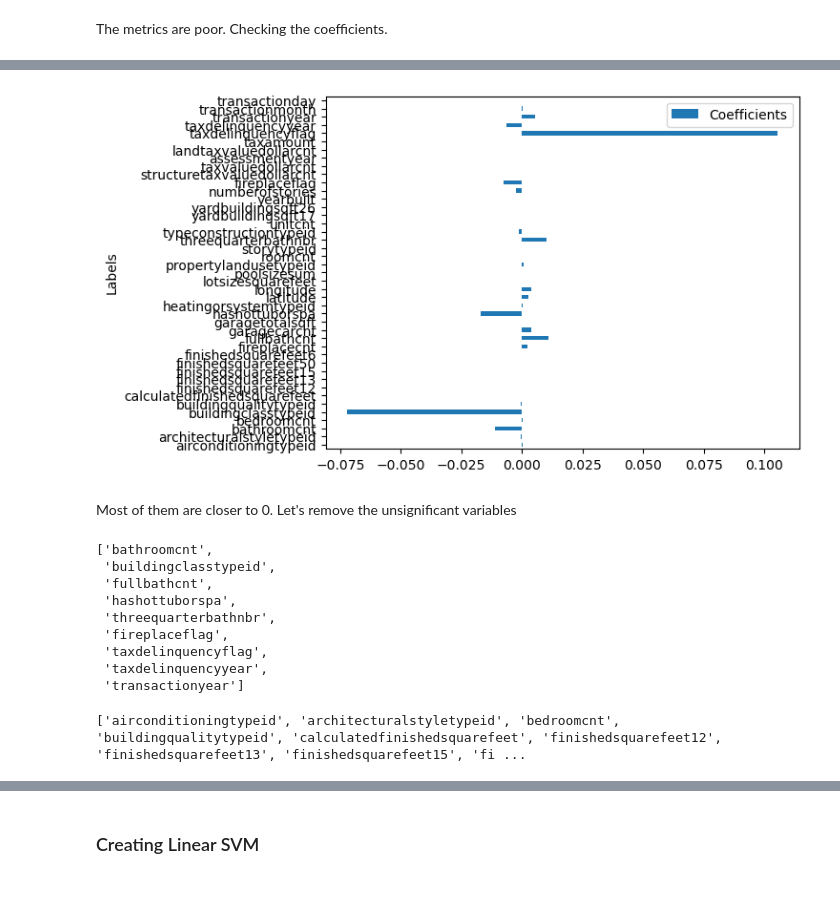
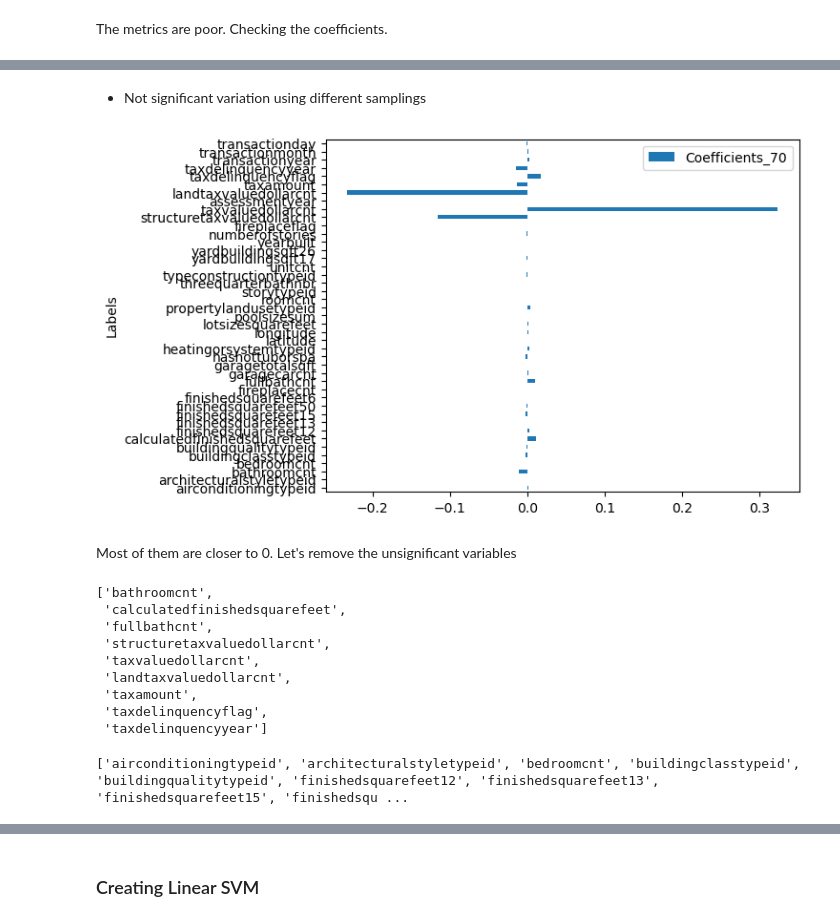
Before and after one commit to nariastoro/ml_projects, a Jupyter notebook: zillow-prize-1/zillow_notebook.ipynb, the cells around one changed output, grey strips where cells are left out. Cells and saved outputs as stored; diff of their text form; code cells hidden in the pictures; blank space fills up the shorter version.

```diff
--- a/zillow-prize-1/zillow_notebook.ipynb
+++ b/zillow-prize-1/zillow_notebook.ipynb
@@ -375,0 +400,3 @@ LinearRegression()
+# %%
+lin_reg_model_40 = LinearRegression()
+lin_reg_model_40.fit(X_train_scaler_40, y_train_40)
@@ -375,0 +405,3 @@ LinearRegression()
+# %%
+lin_reg_model_20 = LinearRegression()
+lin_reg_model_20.fit(X_train_scaler_20, y_train_20)
@@ -385,6 +437,10 @@ Training Performance
 # %% [markdown]
 The metrics are poor. Checking the coefficients.
 # %%
-coef_df = pd.DataFrame({'Labels': x_train.columns.tolist(), 'Coefficients': lin_reg_model.coef_})
+coef_df = pd.DataFrame({'Labels': x_train_70.columns.tolist(),
+                        'Coefficients_70': lin_reg_model_70.coef_,
+                        'Coefficients_40': lin_reg_model_40.coef_,
+                        'Coefficients_20': lin_reg_model_20.coef_
+                        })
 coef_df
 # %% [output]
@@ -407,0 +464,3 @@ coef_df
+# %%
+coef_df['variation_70_40'] = coef_df['Coefficients_70'] - coef_df['Coefficients_40']
+coef_df['variation_40_20'] = coef_df['Coefficients_40'] - coef_df['Coefficients_20']
@@ -408,23 +487,25 @@ coef_df
+# %% [markdown]
+- Not significant variation using different samplings
 # %%
-ax = coef_df.plot.barh(x='Labels', y='Coefficients', rot=0)
+ax = coef_df.plot.barh(x='Labels', y='Coefficients_70', rot=0)
 # %% [output]
-[figure, old version]
+[figure, new version]
 # %% [markdown]
 Most of them are closer to 0. Let's remove the unsignificant variables
 # %%
-coef_df.Labels[(coef_df['Coefficients'] >= 0.005) | (coef_df['Coefficients'] <= -0.005)].to_list()
+coef_df.Labels[(coef_df['Coefficients_70'] >= 0.005) | (coef_df['Coefficients_70'] <= -0.005)].to_list()
 # %% [output]
 ['bathroomcnt',
- 'buildingclasstypeid',
+ 'calculatedfinishedsquarefeet',
  'fullbathcnt',
- 'hashottuborspa',
- 'threequarterbathnbr',
- 'fireplaceflag',
+ 'structuretaxvaluedollarcnt',
+ 'taxvaluedollarcnt',
+ 'landtaxvaluedollarcnt',
+ 'taxamount',
  'taxdelinquencyflag',
- 'taxdelinquencyyear',
- 'transactionyear']
+ 'taxdelinquencyyear']
 # %%
-closer_to_zero_list = coef_df.Labels[(coef_df['Coefficients'] >= -0.005) & (coef_df['Coefficients'] <= 0.005)].to_list()
+closer_to_zero_list = coef_df.Labels[(coef_df['Coefficients_70'] >= -0.005) & (coef_df['Coefficients_70'] <= 0.005)].to_list()
 print(closer_to_zero_list)
 # %% [output]
-['airconditioningtypeid', 'architecturalstyletypeid', 'bedroomcnt', 'buildingqualitytypeid', 'calculatedfinishedsquarefeet', 'finishedsquarefeet12', 'finishedsquarefeet13', 'finishedsquarefeet15', 'fi ...
+['airconditioningtypeid', 'architecturalstyletypeid', 'bedroomcnt', 'buildingclasstypeid', 'buildingqualitytypeid', 'finishedsquarefeet12', 'finishedsquarefeet13', 'finishedsquarefeet15', 'finishedsqu ...
```
Also changed, not shown: parts of 38 cells of this notebook.
